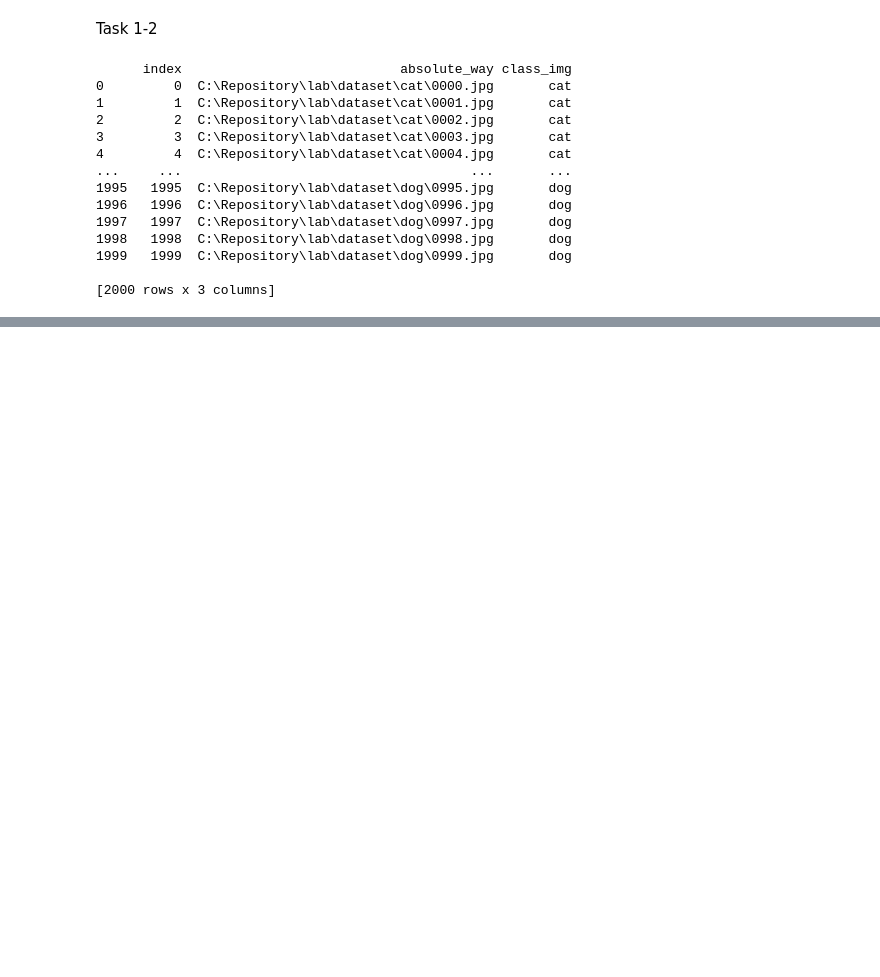
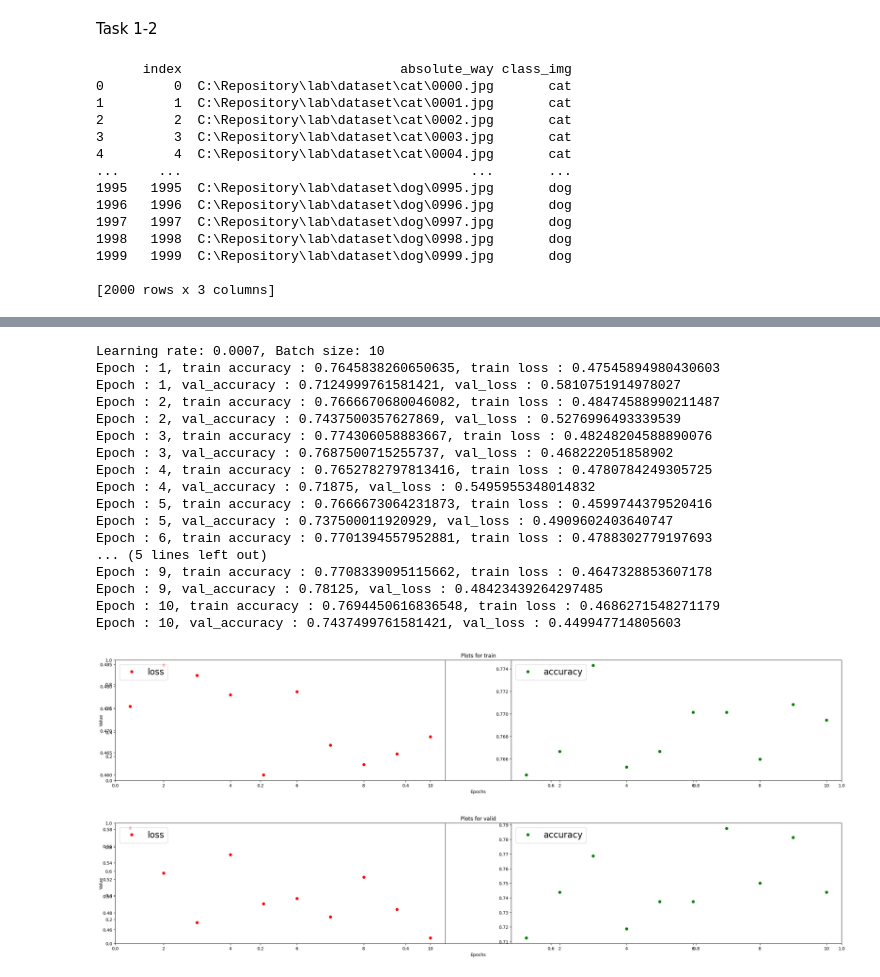
Before and after one commit to maslova-alenka/PPpython, a Jupyter notebook: testing.ipynb, the cells around one changed output, grey strips where cells are left out. Drawn from its saved outputs; the diff is of its cells as text; code cells hidden in the pictures; blank space fills up the shorter version.

```diff
--- a/testing.ipynb
+++ b/testing.ipynb
@@ -136,0 +459,30 @@ train_list, val_list = train_test_split(train_list, test_size=0.1)
+# %%
+print('Learning rate: 0.0007, Batch size: 10')
+
+optimizer = torch.optim.Adam(model.parameters(), lr=0.0007)
+
+train_loader = torch.utils.data.DataLoader(dataset = train_data, batch_size=10, shuffle=True )
+test_loader = torch.utils.data.DataLoader(dataset = test_data, batch_size=10, shuffle=True)
+val_loader = torch.utils.data.DataLoader(dataset = val_data, batch_size=10, shuffle=True)
+
+train_loop(train_loader, val_loader, epochs)
+# %% [output]
+Learning rate: 0.0007, Batch size: 10
+Epoch : 1, train accuracy : 0.7645838260650635, train loss : 0.47545894980430603
+Epoch : 1, val_accuracy : 0.7124999761581421, val_loss : 0.5810751914978027
+Epoch : 2, train accuracy : 0.7666670680046082, train loss : 0.48474588990211487
+Epoch : 2, val_accuracy : 0.7437500357627869, val_loss : 0.5276996493339539
+Epoch : 3, train accuracy : 0.774306058883667, train loss : 0.48248204588890076
+Epoch : 3, val_accuracy : 0.7687500715255737, val_loss : 0.468222051858902
+Epoch : 4, train accuracy : 0.7652782797813416, train loss : 0.4780784249305725
+Epoch : 4, val_accuracy : 0.71875, val_loss : 0.5495955348014832
+Epoch : 5, train accuracy : 0.7666673064231873, train loss : 0.4599744379520416
+Epoch : 5, val_accuracy : 0.737500011920929, val_loss : 0.4909602403640747
+Epoch : 6, train accuracy : 0.7701394557952881, train loss : 0.4788302779197693
+... (5 lines left out)
+Epoch : 9, train accuracy : 0.7708339095115662, train loss : 0.4647328853607178
+Epoch : 9, val_accuracy : 0.78125, val_loss : 0.48423439264297485
+Epoch : 10, train accuracy : 0.7694450616836548, train loss : 0.4686271548271179
+Epoch : 10, val_accuracy : 0.7437499761581421, val_loss : 0.449947714805603
+[figure, added]
+[figure, added]
```
Also changed, not shown: parts of 30 cells of this notebook, 1 other file.
